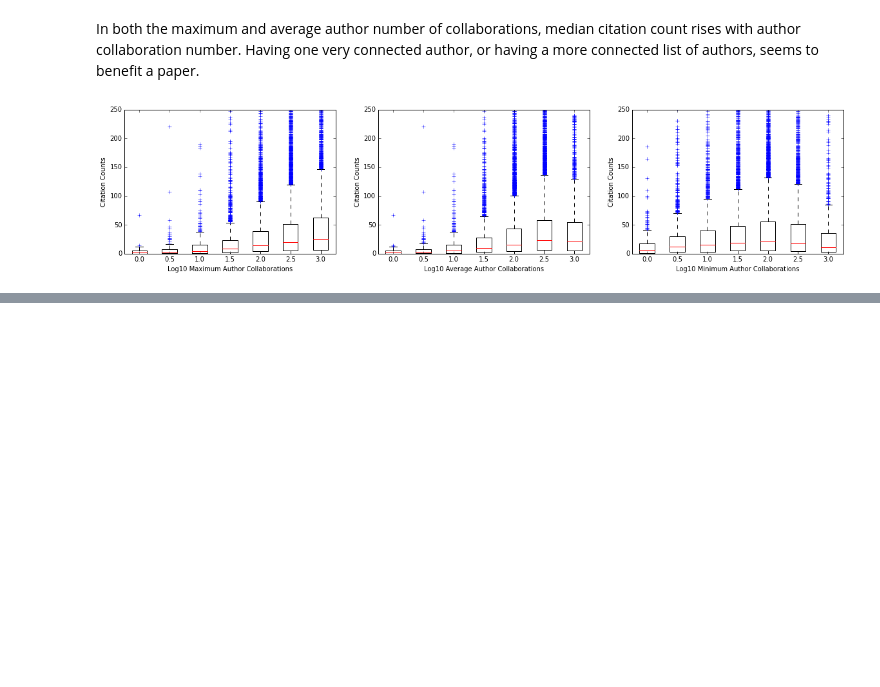
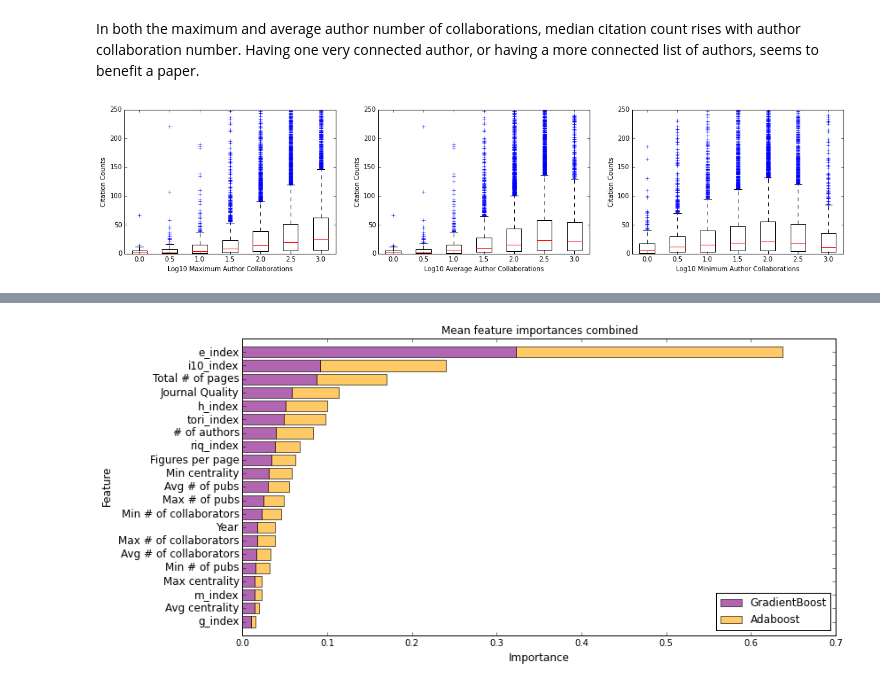
Before and after one commit to ahuja0007/team_citation, a Jupyter notebook: process_book.ipynb, the cells around one changed output, grey strips where cells are left out. Cells and saved outputs as stored; diff of their text form; code cells hidden in the pictures; blank space fills up the shorter version.

```diff
--- a/process_book.ipynb
+++ b/process_book.ipynb
@@ -582,0 +857,17 @@ df.head()
+# %%
+#combine the scores for sorting
+combined_score=[c+d for c,d in zip(feature_importances_abc,feature_importances_gbc)]
+sorted_features3=sorted(zip(combined_score,params))
+importances3,params_sorted3=zip(*sorted_features3)
+plt.figure(figsize=(12, 6))
+p1=plt.barh(range(len(params)),importances1,align='center',color='purple',label='GradientBoost',alpha=0.6)
+p2=plt.barh(range(len(params)),importances2,align='center',color='orange',left=importances1,label='Adaboost',alpha=0.6)
+plt.ylim([-1,len(params)])
+plt.yticks(range(len(params)),params_sorted3,fontsize=12);
+plt.ylabel('Feature',fontsize=12);
+plt.xlabel('Importance',fontsize=12);
+plt.title('Mean feature importances combined');
+plt.legend(loc=4);
+plt.show()
+# %% [output]
+[figure, added]
```
Also changed, not shown: parts of 27 cells of this notebook.
